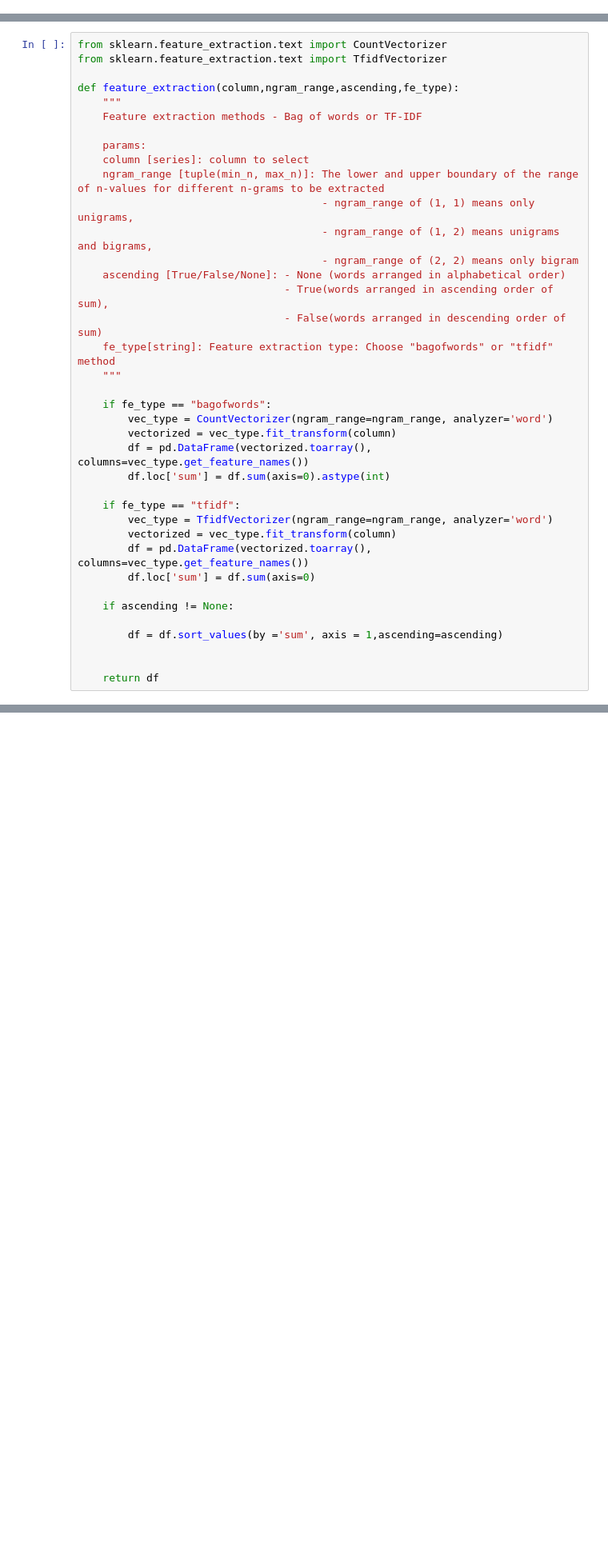
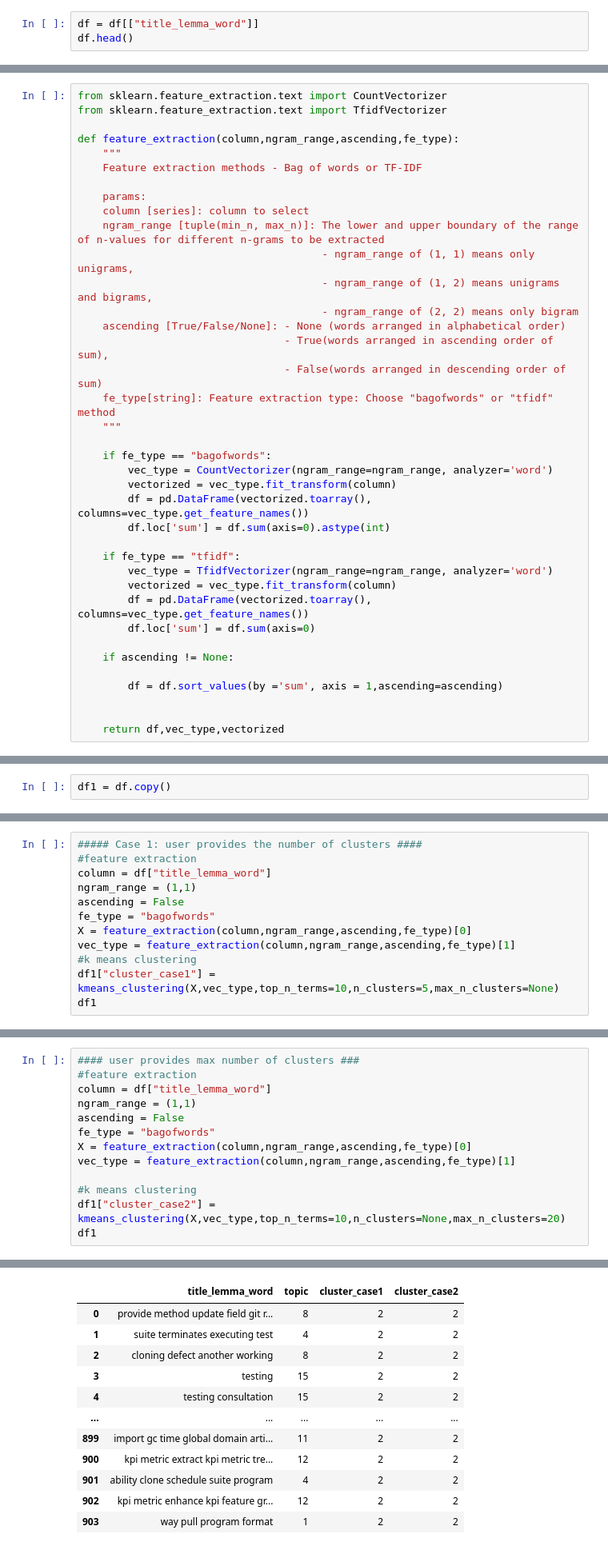
Before and after one commit to NicoleNL/ML-Track, a Jupyter notebook: Similarity_analytics_20210921.ipynb, the cells around one changed output, grey strips where cells are left out. Shown: that part at 80% size. Drawn from its saved outputs; the diff is of its cells as text; blank space fills up the shorter version.

```diff
--- a/Similarity_analytics_20210921.ipynb
+++ b/Similarity_analytics_20210921.ipynb
@@ -788,3 +863,6 @@ ner_wrapper(TRAIN_DATA,VAL_DATA,path,column=df_test["comments"],train_model=True
 ner_wrapper(TRAIN_DATA,VAL_DATA,path,column=df_test["comments"],train_model=False)
 # %% [markdown]
 ### Feature extraction
+# %%
+df = df[["title_lemma_word"]]
+df.head()
@@ -825,4 +910,4 @@ def feature_extraction(column,ngram_range,ascending,fe_type):
         df = df.sort_values(by ='sum', axis = 1,ascending=ascending)
 
 
-    return df
+    return df,vec_type,vectorized
@@ -840,0 +917,2 @@ feature_extraction(column,ngram_range,ascending,fe_type)
+# %%
+df1 = df.copy()
@@ -840,0 +991,12 @@ feature_extraction(column,ngram_range,ascending,fe_type)
+# %%
+##### Case 1: user provides the number of clusters ####
+#feature extraction
+column = df["title_lemma_word"]
+ngram_range = (1,1)
+ascending = False
+fe_type = "bagofwords"
+X = feature_extraction(column,ngram_range,ascending,fe_type)[0]
+vec_type = feature_extraction(column,ngram_range,ascending,fe_type)[1]
+#k means clustering
+df1["cluster_case1"] = kmeans_clustering(X,vec_type,top_n_terms=10,n_clusters=5,max_n_clusters=None)
+df1
@@ -840,0 +1037,14 @@ feature_extraction(column,ngram_range,ascending,fe_type)
+# %%
+#### user provides max number of clusters ###
+#feature extraction
+column = df["title_lemma_word"]
+ngram_range = (1,1)
+ascending = False
+fe_type = "bagofwords"
+X = feature_extraction(column,ngram_range,ascending,fe_type)[0]
+vec_type = feature_extraction(column,ngram_range,ascending,fe_type)[1]
+
+#k means clustering
+df1["cluster_case2"] = kmeans_clustering(X,vec_type,top_n_terms=10,n_clusters=None,max_n_clusters=20)
+df1
+# %% [output]
@@ -840,0 +1068,12 @@ feature_extraction(column,ngram_range,ascending,fe_type)
+|  | title_lemma_word | topic | cluster_case1 | cluster_case2 |
+| 0 | provide method update field git r... | 8 | 2 | 2 |
+| 1 | suite terminates executing test | 4 | 2 | 2 |
+| 2 | cloning defect another working | 8 | 2 | 2 |
+| 3 | testing | 15 | 2 | 2 |
+| 4 | testing consultation | 15 | 2 | 2 |
+| ... | ... | ... | ... | ... |
+| 899 | import gc time global domain arti... | 11 | 2 | 2 |
+| 900 | kpi metric extract kpi metric tre... | 12 | 2 | 2 |
+| 901 | ability clone schedule suite program | 4 | 2 | 2 |
+| 902 | kpi metric enhance kpi feature gr... | 12 | 2 | 2 |
+| 903 | way pull program format | 1 | 2 | 2 |
```
Also changed, not shown: parts of 30 cells of this notebook, 1 other file.
